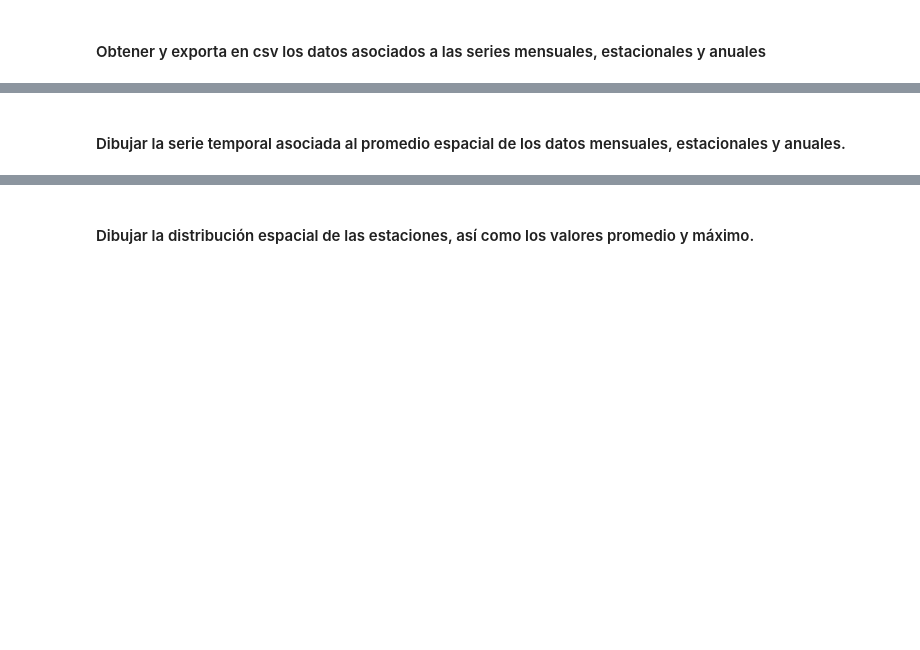
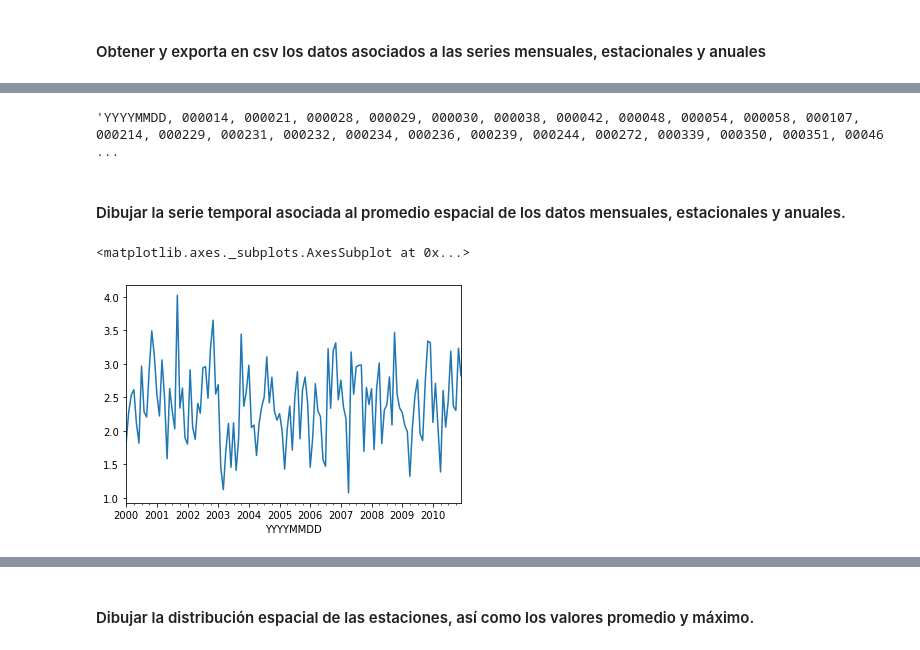
Before and after one commit to davemlz/Master_of_DataScience, a Jupyter notebook: Modelos_de_Datos/Pandas/Tarea Pandas/TareaPandas.ipynb, the cells around one changed output, grey strips where cells are left out. Drawn from its saved outputs; the diff is of its cells as text; code cells hidden in the pictures; blank space fills up the shorter version.

```diff
--- a/Modelos_de_Datos/Pandas/Tarea Pandas/TareaPandas.ipynb
+++ b/Modelos_de_Datos/Pandas/Tarea Pandas/TareaPandas.ipynb
@@ -187,5 +188,16 @@ centroides.groupby('Provincia').sum()['Poblacion'].plot.bar()
 [figure]
 # %% [markdown]
 ### Series Temporales
+# %%
+csvURL = "https://raw.githubusercontent.com/davemlz/Master_of_DataScience/master/Modelos_de_Datos/Pandas/Tarea%20Pandas/precip.csv"
+stnURL = "https://raw.githubusercontent.com/davemlz/Master_of_DataScience/master/Modelos_de_Datos/Pandas/Tarea%20Pandas/precip.stn"
+
+precipCSV = pd.read_csv(csvURL)
+precipSTN = pd.read_csv(stnURL)
+
+precipCSV['YYYYMMDD'] = precipCSV['YYYYMMDD'].astype('datetime64[ns]')
 # %% [markdown]
 #### Obtener y exporta en csv los datos asociados a las series mensuales, estacionales y anuales
+# %%
+mensual = precipCSV.resample('M',on = 'YYYYMMDD').mean()
+mensual
@@ -192,2 +258,14 @@ centroides.groupby('Provincia').sum()['Poblacion'].plot.bar()
+# %%
+# NO HE PUESTO NINGUN PATH PUES ESTOY TRABAJANDO EN LINEA (GOOGLE COLAB)
+mensual.to_csv()
+estacional.to_csv()
+anual.to_csv()
+# %% [output]
+'YYYYMMDD, 000014, 000021, 000028, 000029, 000030, 000038, 000042, 000048, 000054, 000058, 000107, 000214, 000229, 000231, 000232, 000234, 000236, 000239, 000244, 000272, 000339, 000350, 000351, 00046 ...
 # %% [markdown]
 #### Dibujar la serie temporal asociada al promedio espacial de los datos mensuales, estacionales y anuales.
+# %%
+mensual.apply(np.mean,axis = 1).plot()
+# %% [output]
+<matplotlib.axes._subplots.AxesSubplot at 0x...>
+[figure, added]
```
Also changed, not shown: parts of 9 cells of this notebook.
